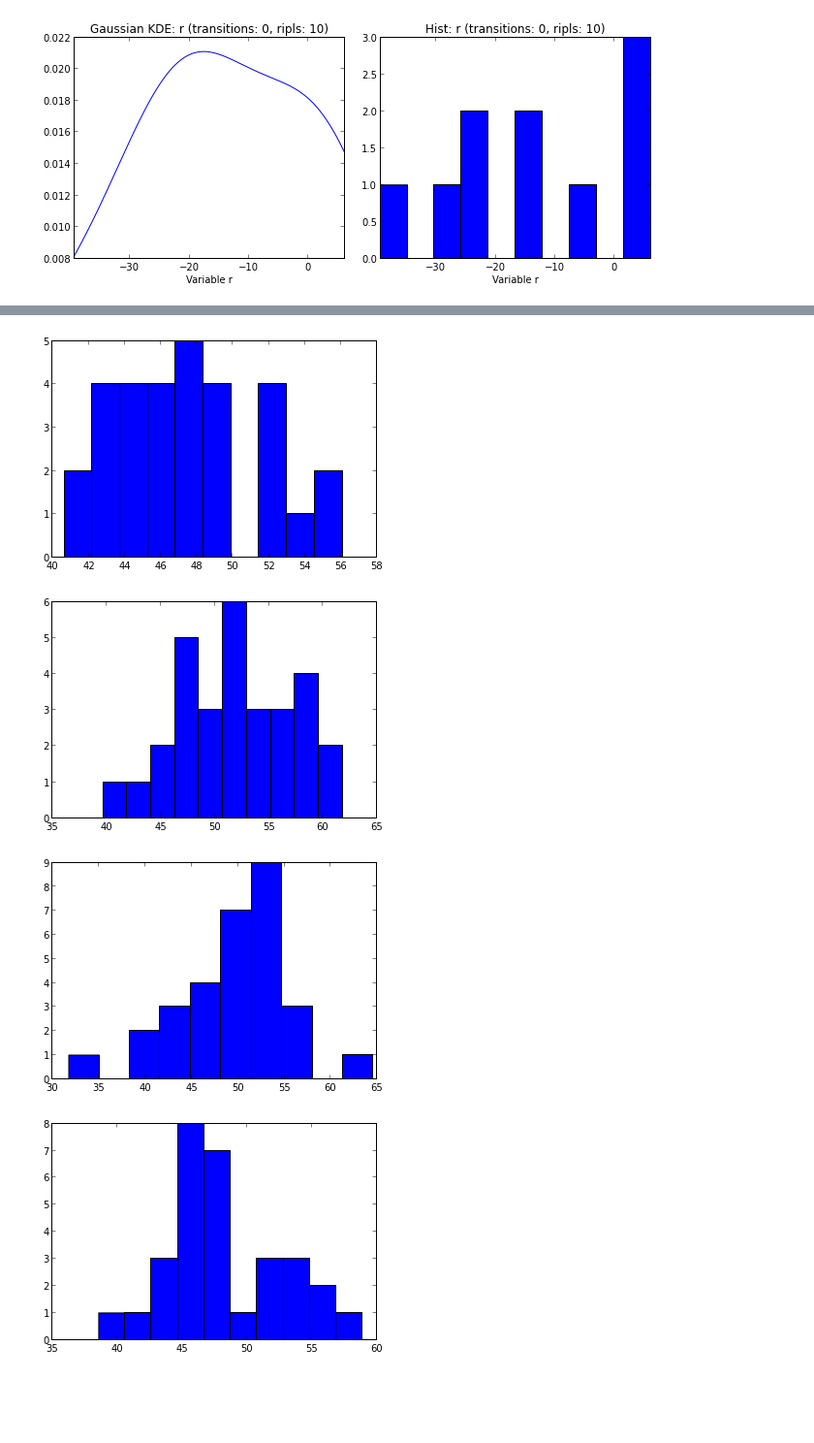
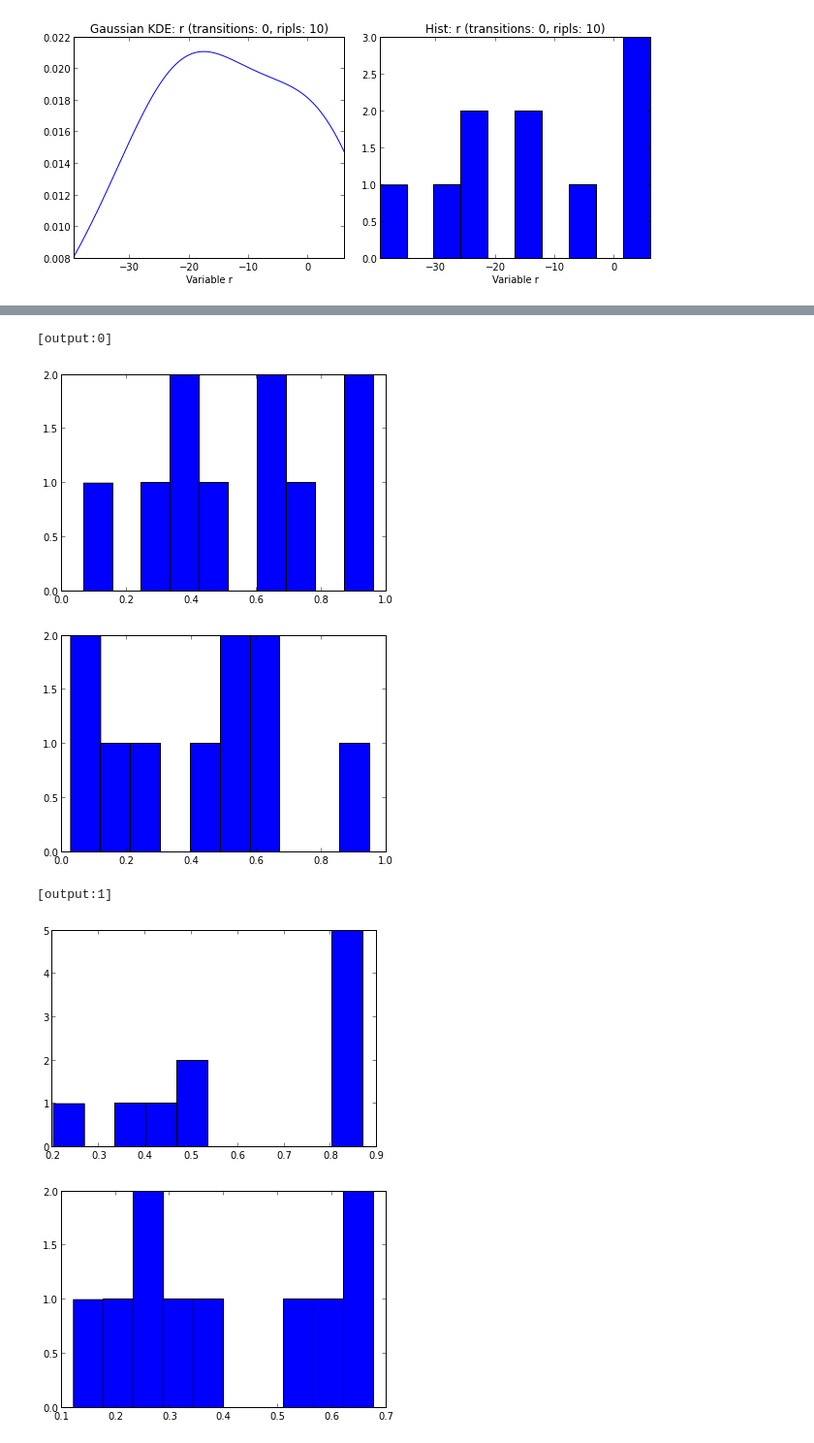
Before and after one commit to owainevans/myunit, a Jupyter notebook: nb_ip_parallel.ipynb, the cells around one changed output, grey strips where cells are left out. Shown at 97% size. Cells and saved outputs as stored; diff of their text form; code cells hidden in the pictures; blank space fills up the shorter version.

```diff
--- a/nb_ip_parallel.ipynb
+++ b/nb_ip_parallel.ipynb
@@ -119,10 +122,16 @@ def sample_w(ripl):
-# %%
-labels,results = _
-for ripl in results:
-    figure()
-    hist(ripl)
-# %% [output]
-[figure, removed]
-[figure, removed]
-[figure, removed]
-[figure, removed]
+# %%
+%%mr_map plot v
+
+no_samples = 10
+def plot(ripl):
+    res= [ripl.sample('(beta 1 1)') for i in range(no_samples) ]
+    fig,ax = plt.subplots()
+    ax.hist(res)
+    return res
+# %% [output]
+[output:0]
+[figure, added]
+[figure, added]
+[output:1]
+[figure, added]
+[figure, added]
```
Also changed, not shown: parts of 7 cells of this notebook, 1 other file.
